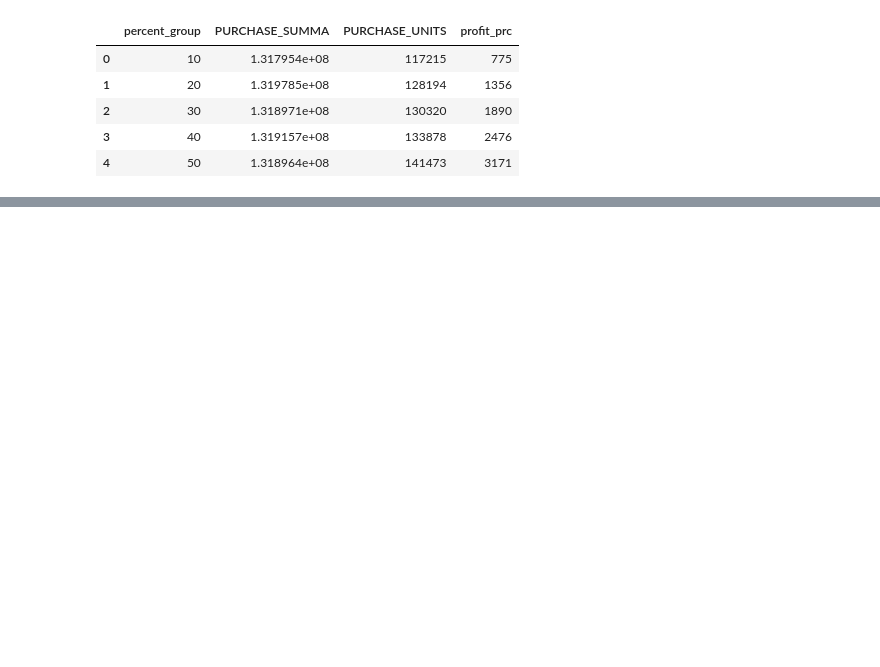
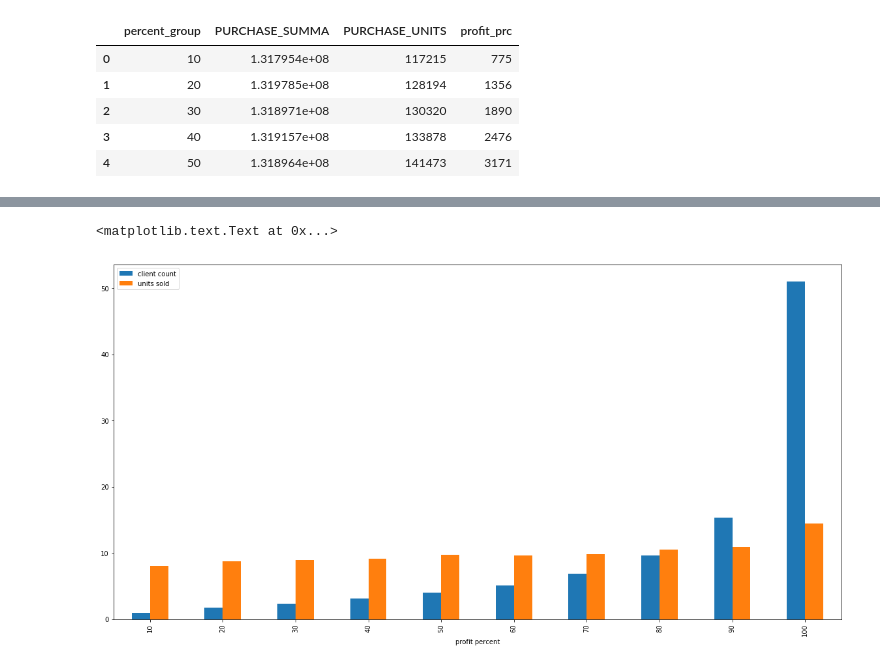
Before and after one commit to erlong15/bigdata_homework, a Jupyter notebook: homework2/homework2_2.ipynb, the cells around one changed output, grey strips where cells are left out. Drawn from its saved outputs; the diff is of its cells as text; code cells hidden in the pictures; blank space fills up the shorter version.

```diff
--- a/homework2/homework2_2.ipynb
+++ b/homework2/homework2_2.ipynb
@@ -75,0 +94,7 @@ ax.fill_between(grp_df['client_cumsum'], 0, grp_df['profit_percent'])
+# %%
+ax = grp_df.plot.bar(x='profit_percent', y=['client_count_prc', 'units_count_prc'], figsize=(20,10))
+ax.legend(["client count", "units sold"])
+ax.set_xlabel("profit percent")
+# %% [output]
+<matplotlib.text.Text at 0x...>
+[figure, added]
```
Also changed, not shown: parts of 12 cells of this notebook.
